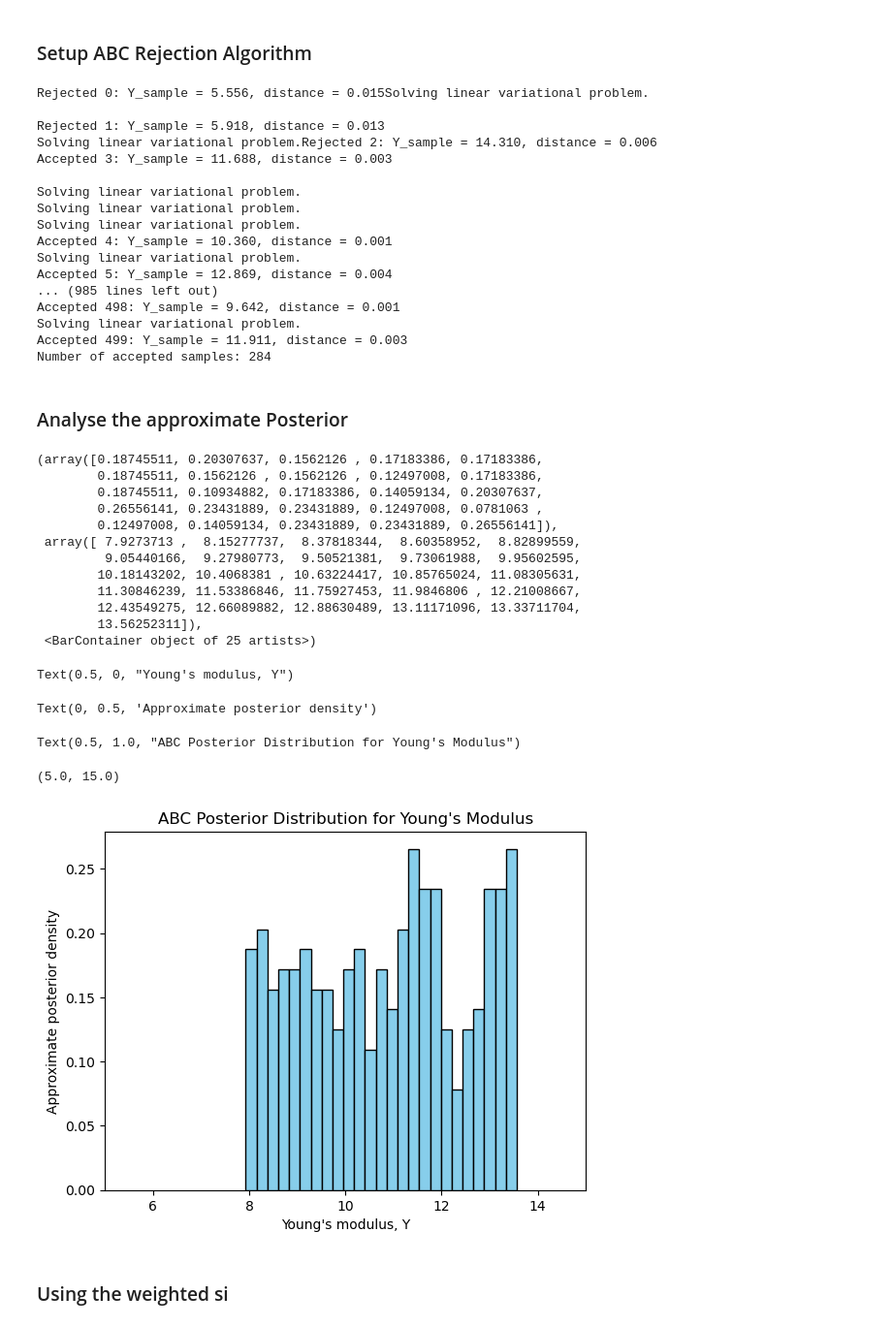
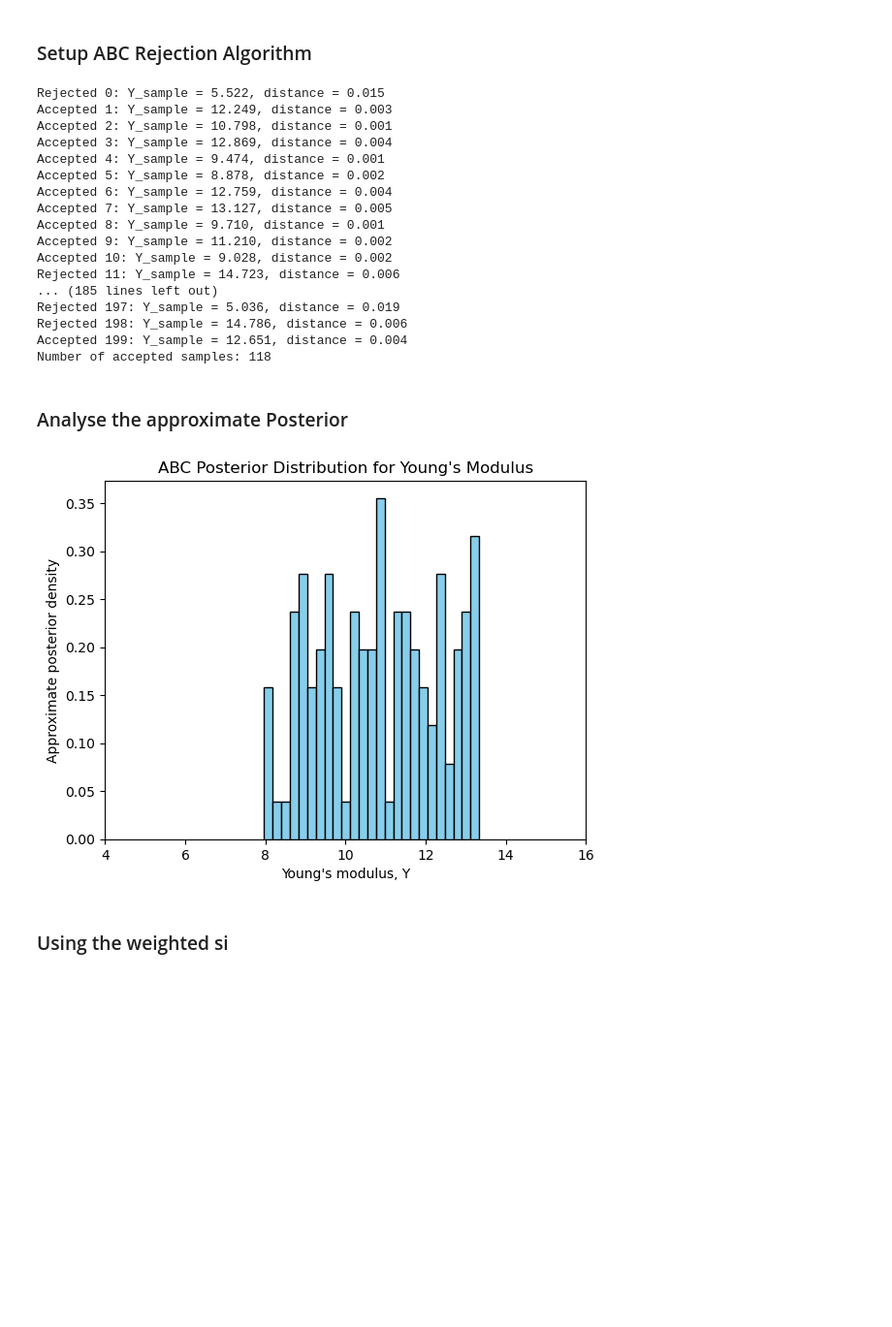
Before and after one commit to lusxvr/bayesian_parameter_identification, a Jupyter notebook: Bayesian_Parameter_Identification.ipynb, the cells around one changed output. Shown: that part at 97% size. Saved outputs shown, nothing was run; the diff lists cells and outputs as text; code cells hidden in the pictures; blank space fills up the shorter version.

```diff
--- a/Bayesian_Parameter_Identification.ipynb
+++ b/Bayesian_Parameter_Identification.ipynb
@@ -20,9 +20,11 @@ import meshio
 # Finite element libraries
 import dolfin as df
 df.parameters["allow_extrapolation"] = True
+df.set_log_active(False)
 
 # Plotting libraries
 import matplotlib.pyplot as plt
+from tqdm import tqdm
 
 # VTK and visualization
 import itkwidgets
@@ -449,6 +441,9 @@ Y_min, Y_max = 5.0, 15.0
 # %%
+# Prior for the Young modulus: Uniform over [Y_min, Y_max]
+Y_min, Y_max = 5.0, 15.0
+
 # Number of trials and acceptance threshold (tune epsilon as needed)
-N_trials = 500
+N_trials = 200
 epsilon = 0.005  # adjust this threshold to control the acceptance rate
 
 accepted_Y = []
@@ -477,51 +472,35 @@ for i in range(N_trials):
 
 print("Number of accepted samples:", len(accepted_Y))
 # %% [output]
-Rejected 0: Y_sample = 5.556, distance = 0.015Solving linear variational problem.
-
-Rejected 1: Y_sample = 5.918, distance = 0.013
-Solving linear variational problem.Rejected 2: Y_sample = 14.310, distance = 0.006
-Accepted 3: Y_sample = 11.688, distance = 0.003
-
-Solving linear variational problem.
-Solving linear variational problem.
-Solving linear variational problem.
-Accepted 4: Y_sample = 10.360, distance = 0.001
-Solving linear variational problem.
-Accepted 5: Y_sample = 12.869, distance = 0.004
-... (985 lines left out)
-Accepted 498: Y_sample = 9.642, distance = 0.001
-Solving linear variational problem.
-Accepted 499: Y_sample = 11.911, distance = 0.003
-Number of accepted samples: 284
+Rejected 0: Y_sample = 5.522, distance = 0.015
+Accepted 1: Y_sample = 12.249, distance = 0.003
+Accepted 2: Y_sample = 10.798, distance = 0.001
+Accepted 3: Y_sample = 12.869, distance = 0.004
+Accepted 4: Y_sample = 9.474, distance = 0.001
+Accepted 5: Y_sample = 8.878, distance = 0.002
+Accepted 6: Y_sample = 12.759, distance = 0.004
+Accepted 7: Y_sample = 13.127, distance = 0.005
+Accepted 8: Y_sample = 9.710, distance = 0.001
+Accepted 9: Y_sample = 11.210, distance = 0.002
+Accepted 10: Y_sample = 9.028, distance = 0.002
+Rejected 11: Y_sample = 14.723, distance = 0.006
+... (185 lines left out)
+Rejected 197: Y_sample = 5.036, distance = 0.019
+Rejected 198: Y_sample = 14.786, distance = 0.006
+Accepted 199: Y_sample = 12.651, distance = 0.004
+Number of accepted samples: 118
 # %% [markdown]
 ### Analyse the approximate Posterior
 # %%
 # Plot the histogram of accepted Young modulus values
 plt.hist(accepted_Y, bins=25, density=True, color="skyblue", edgecolor="black")
 plt.xlabel("Young's modulus, Y")
 plt.ylabel("Approximate posterior density")
 plt.title("ABC Posterior Distribution for Young's Modulus")
-plt.xlim(Y_min, Y_max)
-plt.show()
+plt.xlim(Y_min-1, Y_max+1)  # Force x-axis to always span from Y_min to Y_max
+plt.show();
 # %% [output]
-(array([0.18745511, 0.20307637, 0.1562126 , 0.17183386, 0.17183386,
-        0.18745511, 0.1562126 , 0.1562126 , 0.12497008, 0.17183386,
-        0.18745511, 0.10934882, 0.17183386, 0.14059134, 0.20307637,
-        0.26556141, 0.23431889, 0.23431889, 0.12497008, 0.0781063 ,
-        0.12497008, 0.14059134, 0.23431889, 0.23431889, 0.26556141]),
- array([ 7.9273713 ,  8.15277737,  8.37818344,  8.60358952,  8.82899559,
-         9.05440166,  9.27980773,  9.50521381,  9.73061988,  9.95602595,
-        10.18143202, 10.4068381 , 10.63224417, 10.85765024, 11.08305631,
-        11.30846239, 11.53386846, 11.75927453, 11.9846806 , 12.21008667,
-        12.43549275, 12.66089882, 12.88630489, 13.11171096, 13.33711704,
-        13.56252311]),
- <BarContainer object of 25 artists>)
-Text(0.5, 0, "Young's modulus, Y")
-Text(0, 0.5, 'Approximate posterior density')
-Text(0.5, 1.0, "ABC Posterior Distribution for Young's Modulus")
-(5.0, 15.0)
-[figure, old version]
+[figure, new version]
 # %% [markdown]
 ### Using the weighted si
 # %%
```
Also changed, not shown: parts of 20 cells of this notebook.
